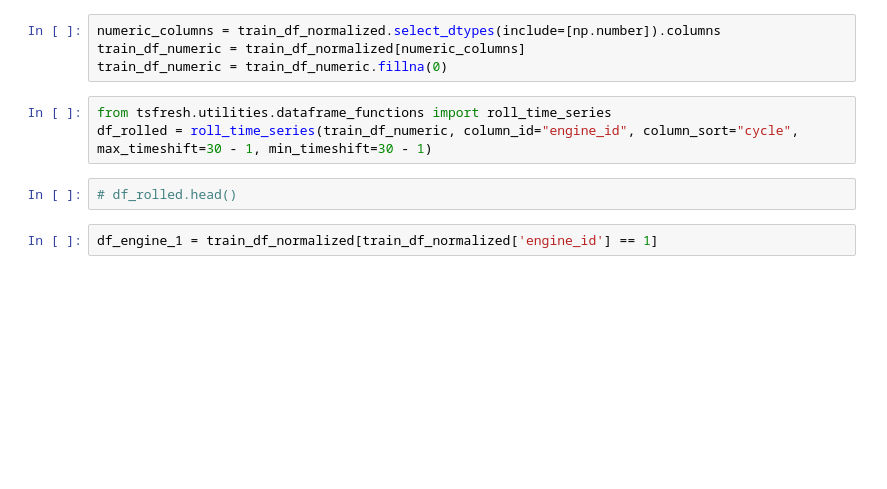
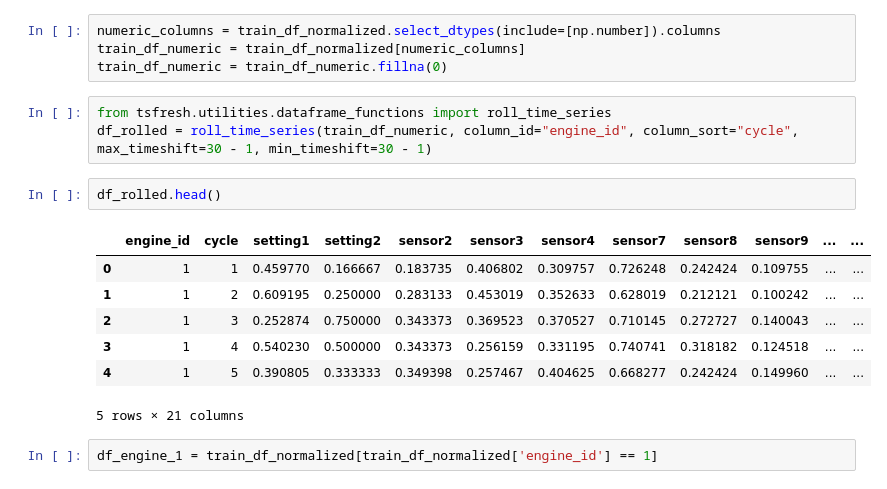
Before and after one commit to sh3ngsh3ng/CMAPSS_GRP_2, a Jupyter notebook: drafts/draft.ipynb, the cells around one changed output. Cells and saved outputs as stored; diff of their text form; blank space fills up the shorter version.

```diff
--- a/draft.ipynb
+++ b/drafts/draft.ipynb
@@ -158,8 +158,16 @@ train_df_numeric = train_df_numeric.fillna(0)
 # %%
 from tsfresh.utilities.dataframe_functions import roll_time_series
 df_rolled = roll_time_series(train_df_numeric, column_id="engine_id", column_sort="cycle", max_timeshift=30 - 1, min_timeshift=30 - 1)
-# %%
-# df_rolled.head()
+# %%
+df_rolled.head()
+# %% [output]
+|  | engine_id | cycle | setting1 | setting2 | sensor2 | sensor3 | sensor4 | sensor7 | sensor8 | sensor9 | ... | ... |
+| 0 | 1 | 1 | 0.459770 | 0.166667 | 0.183735 | 0.406802 | 0.309757 | 0.726248 | 0.242424 | 0.109755 | ... | ... |
+| 1 | 1 | 2 | 0.609195 | 0.250000 | 0.283133 | 0.453019 | 0.352633 | 0.628019 | 0.212121 | 0.100242 | ... | ... |
+| 2 | 1 | 3 | 0.252874 | 0.750000 | 0.343373 | 0.369523 | 0.370527 | 0.710145 | 0.272727 | 0.140043 | ... | ... |
+| 3 | 1 | 4 | 0.540230 | 0.500000 | 0.343373 | 0.256159 | 0.331195 | 0.740741 | 0.318182 | 0.124518 | ... | ... |
+| 4 | 1 | 5 | 0.390805 | 0.333333 | 0.349398 | 0.257467 | 0.404625 | 0.668277 | 0.242424 | 0.149960 | ... | ... |
+5 rows × 21 columns
 # %%
 df_engine_1 = train_df_normalized[train_df_normalized['engine_id'] == 1]
 # %%
```
Also changed, not shown: 10 other files.
